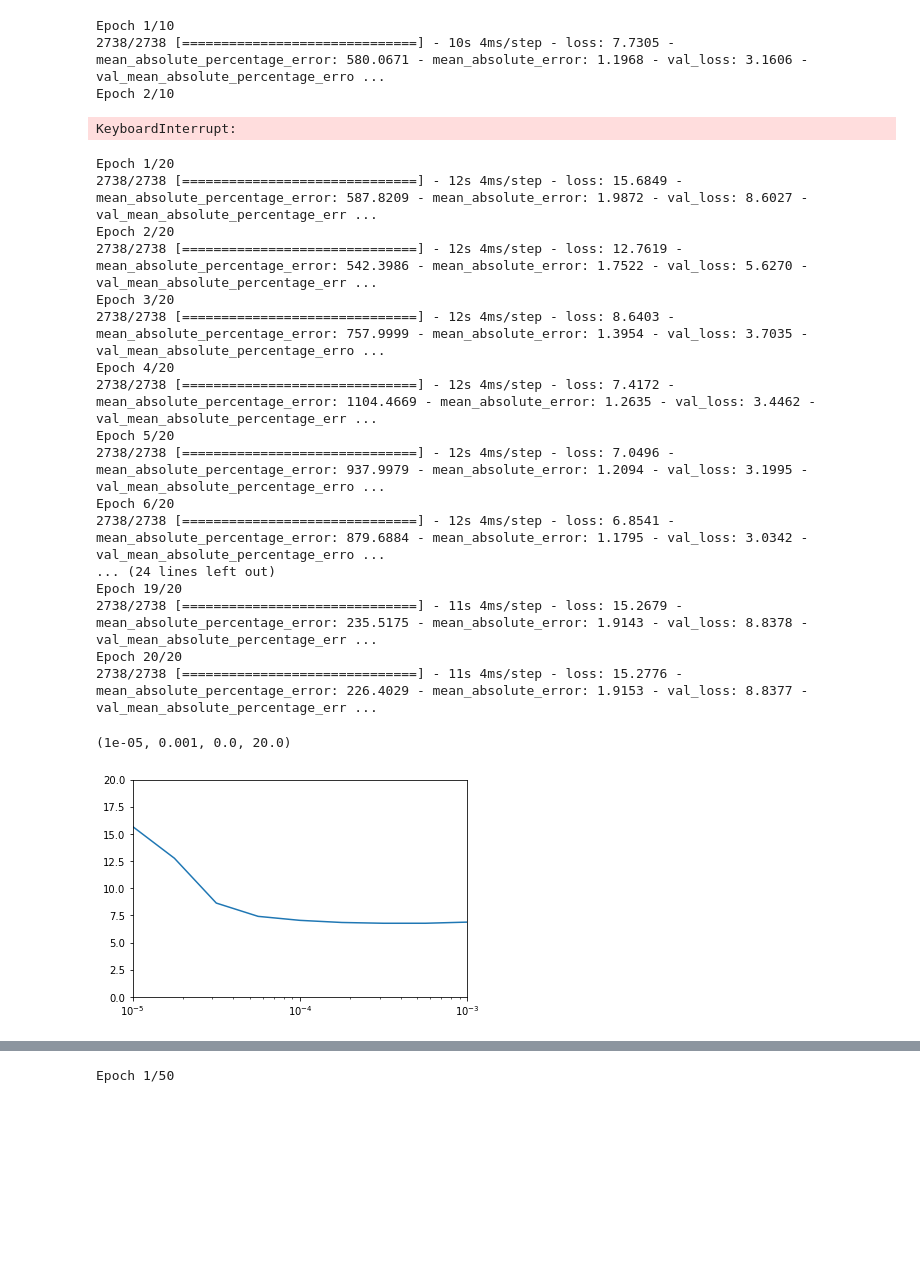
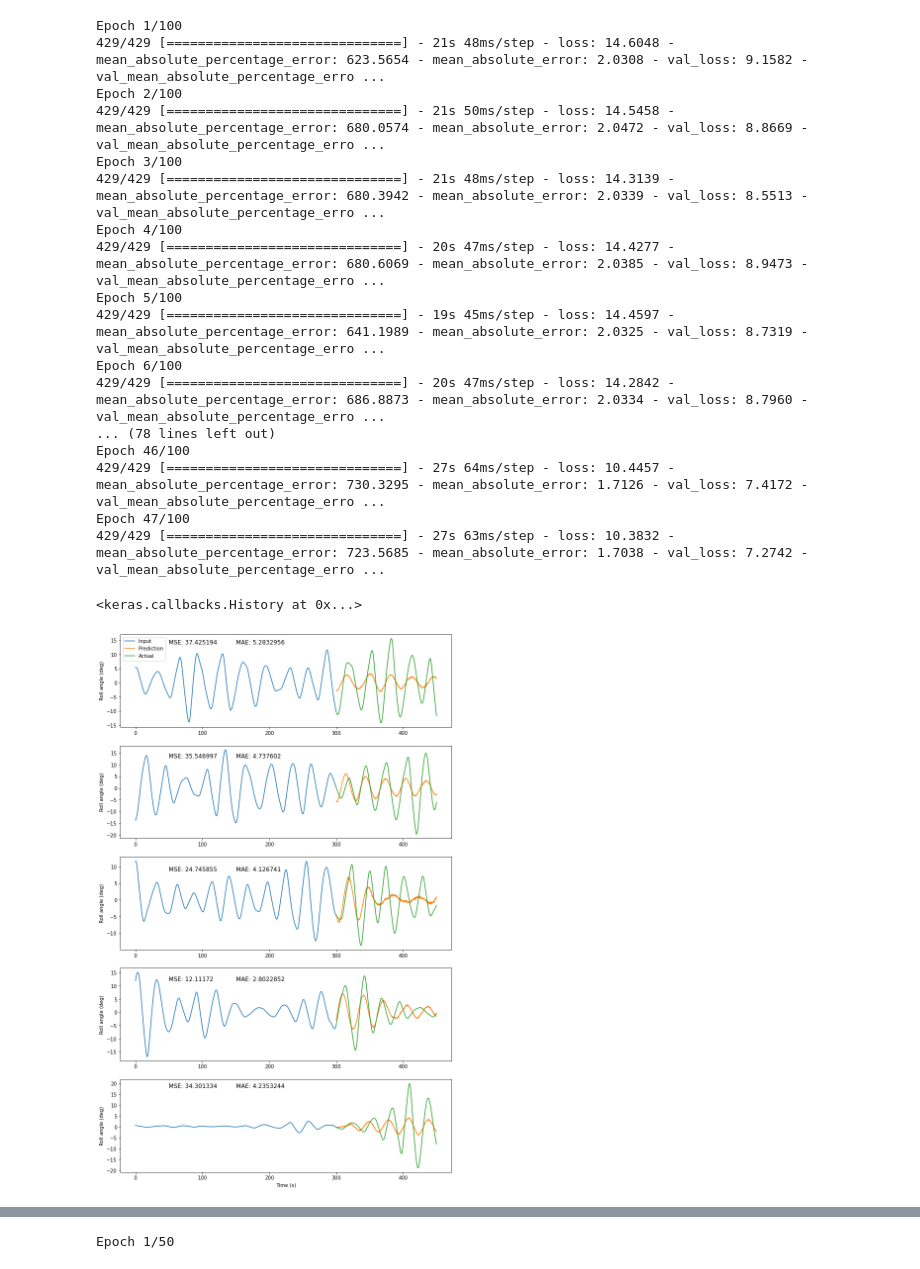
Before and after one commit to Nish171/Parametric_Roll_Detection, a Jupyter notebook: notebooks/model_2.ipynb, the cells around one changed output, grey strips where cells are left out. Cells and saved outputs as stored; diff of their text form; code cells hidden in the pictures; blank space fills up the shorter version.

```diff
--- a/notebooks/model_2.ipynb
+++ b/notebooks/model_2.ipynb
@@ -82,2 +68,14 @@ oneshot_dnn_model = MyModel(INPUT_DIM, OUTPUT_DIM)
+# %%
+model = tf.keras.Sequential()
+model.add(tf.keras.layers.Input(shape=INPUT_DIM))
+# model.add(norm)
+model.add(tf.keras.layers.Flatten())
+model.add(tf.keras.layers.Dense(1024, activation=acti))
+model.add(tf.keras.layers.Dense(1024, activation=acti))
+model.add(tf.keras.layers.Dense(512, activation=acti))
+model.add(tf.keras.layers.Dense(512, activation=acti))
+model.add(tf.keras.layers.Dense(512, activation=acti))
+model.add(tf.keras.layers.Dense(OUTPUT_DIM[0]))
 # %%
-oneshot_dnn_model.compile(optimizer='adam', loss=MSE_loss, metrics=[MAPE, MAE])
+model.compile(optimizer='adam', loss=MSE_loss, metrics=[MAPE, MAE])
+model.summary()
@@ -84,7 +100,25 @@ oneshot_dnn_model.compile(optimizer='adam', loss=MSE_loss, metrics=[MAPE, MAE])
+# %%
+early_stopping = tf.keras.callbacks.EarlyStopping(monitor='val_loss',
+                                                    patience=10,
+                                                    mode='min')
 # %%
-oneshot_dnn_model.fit(data.Train, epochs=10, validation_data=data.Val)
+model.fit(Data.Train, epochs=100, validation_data=Data.Val, callbacks=[early_stopping])
 # %% [output]
-Epoch 1/10
-2738/2738 [==============================] - 10s 4ms/step - loss: 7.7305 - mean_absolute_percentage_error: 580.0671 - mean_absolute_error: 1.1968 - val_loss: 3.1606 - val_mean_absolute_percentage_erro ...
-Epoch 2/10
+Epoch 1/100
+429/429 [==============================] - 21s 48ms/step - loss: 14.6048 - mean_absolute_percentage_error: 623.5654 - mean_absolute_error: 2.0308 - val_loss: 9.1582 - val_mean_absolute_percentage_erro ...
+Epoch 2/100
+429/429 [==============================] - 21s 50ms/step - loss: 14.5458 - mean_absolute_percentage_error: 680.0574 - mean_absolute_error: 2.0472 - val_loss: 8.8669 - val_mean_absolute_percentage_erro ...
+Epoch 3/100
+429/429 [==============================] - 21s 48ms/step - loss: 14.3139 - mean_absolute_percentage_error: 680.3942 - mean_absolute_error: 2.0339 - val_loss: 8.5513 - val_mean_absolute_percentage_erro ...
+Epoch 4/100
+429/429 [==============================] - 20s 47ms/step - loss: 14.4277 - mean_absolute_percentage_error: 680.6069 - mean_absolute_error: 2.0385 - val_loss: 8.9473 - val_mean_absolute_percentage_erro ...
+Epoch 5/100
+429/429 [==============================] - 19s 45ms/step - loss: 14.4597 - mean_absolute_percentage_error: 641.1989 - mean_absolute_error: 2.0325 - val_loss: 8.7319 - val_mean_absolute_percentage_erro ...
+Epoch 6/100
+429/429 [==============================] - 20s 47ms/step - loss: 14.2842 - mean_absolute_percentage_error: 686.8873 - mean_absolute_error: 2.0334 - val_loss: 8.7960 - val_mean_absolute_percentage_erro ...
+... (78 lines left out)
+Epoch 46/100
+429/429 [==============================] - 27s 64ms/step - loss: 10.4457 - mean_absolute_percentage_error: 730.3295 - mean_absolute_error: 1.7126 - val_loss: 7.4172 - val_mean_absolute_percentage_erro ...
+Epoch 47/100
+429/429 [==============================] - 27s 63ms/step - loss: 10.3832 - mean_absolute_percentage_error: 723.5685 - mean_absolute_error: 1.7038 - val_loss: 7.2742 - val_mean_absolute_percentage_erro ...
-KeyboardInterrupt:
+<keras.callbacks.History at 0x...>
@@ -107,27 +125,4 @@ def lr_optimizer(model, window, patience=2):
-# %%
-history = lr_optimizer(oneshot_dnn_model, data)
-# %% [output]
-Epoch 1/20
-2738/2738 [==============================] - 12s 4ms/step - loss: 15.6849 - mean_absolute_percentage_error: 587.8209 - mean_absolute_error: 1.9872 - val_loss: 8.6027 - val_mean_absolute_percentage_err ...
-Epoch 2/20
-2738/2738 [==============================] - 12s 4ms/step - loss: 12.7619 - mean_absolute_percentage_error: 542.3986 - mean_absolute_error: 1.7522 - val_loss: 5.6270 - val_mean_absolute_percentage_err ...
-Epoch 3/20
-2738/2738 [==============================] - 12s 4ms/step - loss: 8.6403 - mean_absolute_percentage_error: 757.9999 - mean_absolute_error: 1.3954 - val_loss: 3.7035 - val_mean_absolute_percentage_erro ...
-Epoch 4/20
-2738/2738 [==============================] - 12s 4ms/step - loss: 7.4172 - mean_absolute_percentage_error: 1104.4669 - mean_absolute_error: 1.2635 - val_loss: 3.4462 - val_mean_absolute_percentage_err ...
-Epoch 5/20
-2738/2738 [==============================] - 12s 4ms/step - loss: 7.0496 - mean_absolute_percentage_error: 937.9979 - mean_absolute_error: 1.2094 - val_loss: 3.1995 - val_mean_absolute_percentage_erro ...
-Epoch 6/20
-2738/2738 [==============================] - 12s 4ms/step - loss: 6.8541 - mean_absolute_percentage_error: 879.6884 - mean_absolute_error: 1.1795 - val_loss: 3.0342 - val_mean_absolute_percentage_erro ...
-... (24 lines left out)
-Epoch 19/20
-2738/2738 [==============================] - 11s 4ms/step - loss: 15.2679 - mean_absolute_percentage_error: 235.5175 - mean_absolute_error: 1.9143 - val_loss: 8.8378 - val_mean_absolute_percentage_err ...
-Epoch 20/20
-2738/2738 [==============================] - 11s 4ms/step - loss: 15.2776 - mean_absolute_percentage_error: 226.4029 - mean_absolute_error: 1.9153 - val_loss: 8.8377 - val_mean_absolute_percentage_err ...
-# %%
-lrs = 1e-5 * (10 ** (np.arange(MAX_EPOCHS) / 4))
-plt.semilogx(lrs, history.history['loss'])
-plt.axis([1e-5, 1e-3, 0, 20])
-# %% [output]
-(1e-05, 0.001, 0.0, 20.0)
-[figure, removed]
+# %%
+Data.plot_example(49, model, max_plots=5)
+# %% [output]
+[figure, added]
```
Also changed, not shown: parts of 23 cells of this notebook, 55 other files.
